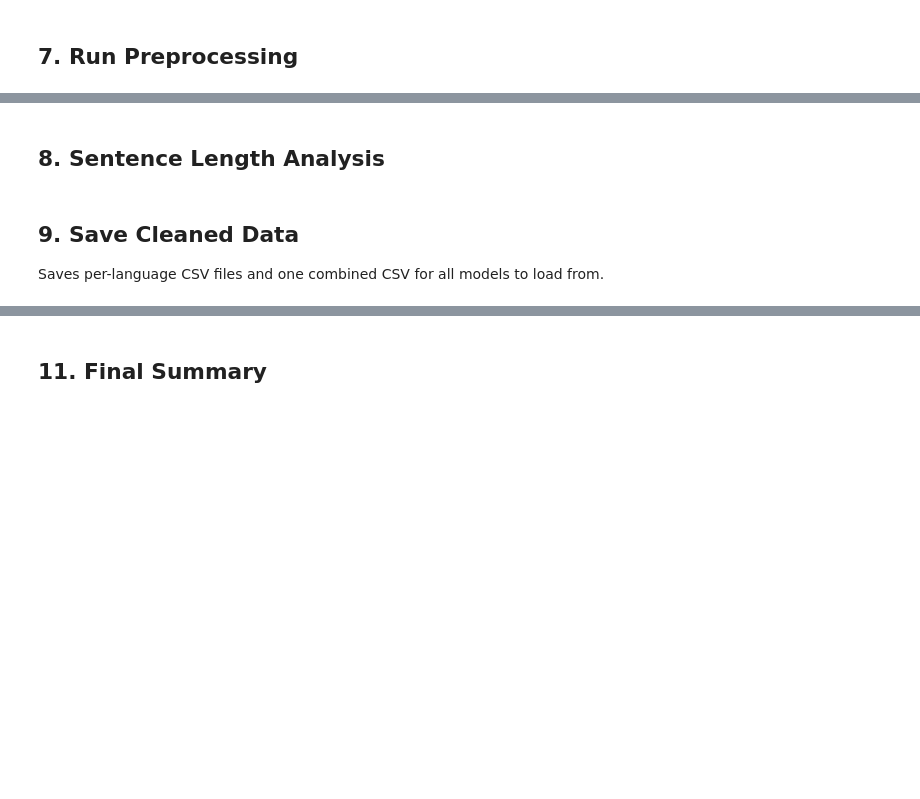
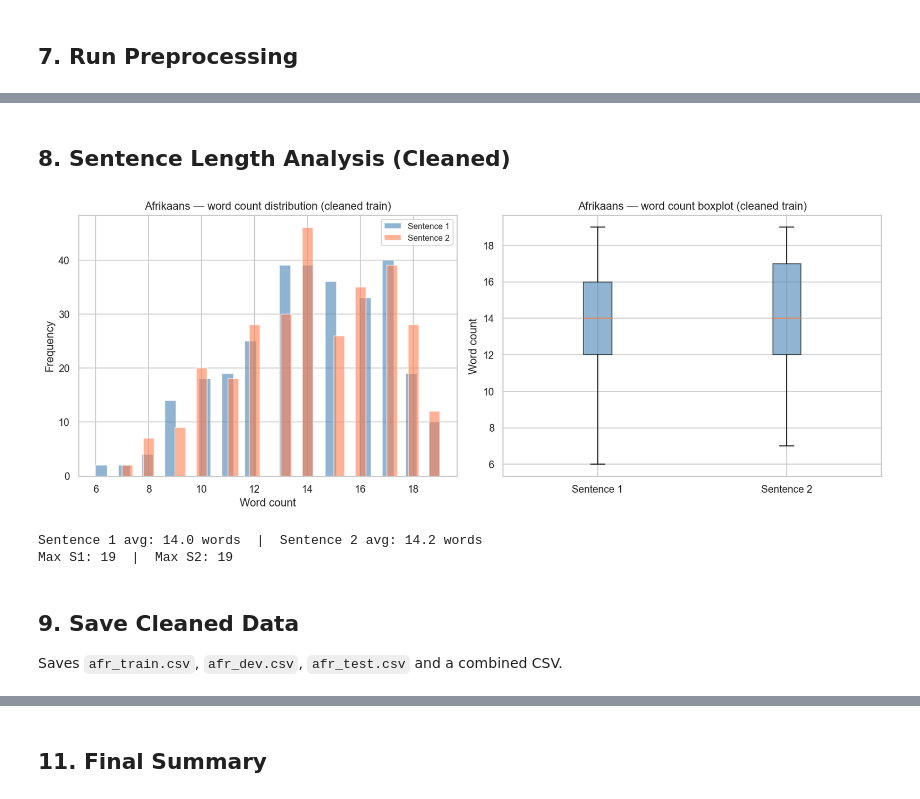
Before and after one commit to Wadalisa/COS760_Semantic_Readiness, a Jupyter notebook: notebooks/02_preprocessing.ipynb, the cells around one changed output, grey strips where cells are left out. Drawn from its saved outputs; the diff is of its cells as text; code cells hidden in the pictures; blank space fills up the shorter version.

```diff
--- a/notebooks/02_preprocessing.ipynb
+++ b/notebooks/02_preprocessing.ipynb
@@ -147,7 +162,0 @@ if 'afr' in cleaned_data and 'train' in cleaned_data['afr']:
-# %%
-for split in SPLITS:
-    if 'afr' in cleaned_data and split in cleaned_data['afr']:
-        df = cleaned_data['afr'][split]
-        filename = f'{OUTPUT_DIR}/afr_{split}.csv'
-        df.to_csv(filename, index=False)
-        print(f'Saved: {filename} ({len(df)} rows)')
@@ -206,0 +163,9 @@ print('  train, dev, test = load_all_splits()')
+# %%
+print('Descriptive statistics (raw):')
+print(f'{"Split":<8} {"Min":<8} {"Max":<8} {"Mean":<8} {"Std":<8} {"Skew"}')
+print('-' * 50)
+for split in SPLITS:
+    if 'afr' in raw_data and split in raw_data['afr']:
+        s = raw_data['afr'][split]['score']
+        print(f'{split:<8} {s.min():<8.4f} {s.max():<8.4f} '
+              f'{s.mean():<8.4f} {s.std():<8.4f} {s.skew():.4f}')
@@ -227,30 +255,42 @@ print('\nPreprocessing complete.')
 # %% [markdown]
-## 8. Sentence Length Analysis
+## 8. Sentence Length Analysis (Cleaned)
 # %%
-# Word count distribution per language (train split)
-fig, axes = plt.subplots(1, len(LANGUAGES), figsize=(15, 4))
-if len(LANGUAGES) == 1:
-    axes = [axes]
+if 'afr' in cleaned_data and 'train' in cleaned_data['afr']:
+    df = cleaned_data['afr']['train']
+    lengths_s1 = df['sentence1'].apply(lambda x: len(x.split()))
+    lengths_s2 = df['sentence2'].apply(lambda x: len(x.split()))
 
-for i, lang in enumerate(LANGUAGES):
-    if lang in cleaned_data and 'train' in cleaned_data[lang]:
-        df = cleaned_data[lang]['train']
-        lengths_s1 = df['sentence1'].apply(lambda x: len(x.split()))
-        lengths_s2 = df['sentence2'].apply(lambda x: len(x.split()))
-        axes[i].hist(lengths_s1, bins=30, alpha=0.6, label='Sentence 1', color='steelblue')
-        axes[i].hist(lengths_s2, bins=30, alpha=0.6, label='Sentence 2', color='coral')
-        axes[i].set_title(f'{LANGUAGE_NAMES[lang]} — word counts')
-        axes[i].set_xlabel('Word count')
-        axes[i].set_ylabel('Frequency')
-        axes[i].legend(fontsize=9)
-        print(f'{LANGUAGE_NAMES[lang]} — Sentence 1 avg: {lengths_s1.mean():.1f} words | Sentence 2 avg: {lengths_s2.mean():.1f} words')
+    fig, axes = plt.subplots(1, 2, figsize=(13, 5))
 
-plt.tight_layout()
-plt.savefig(f'{OUTPUT_DIR}/sentence_lengths.png', dpi=150, bbox_inches='tight')
-plt.show()
+    # Histogram
+    axes[0].hist(lengths_s1, bins=30, alpha=0.6, label='Sentence 1', color='steelblue')
+    axes[0].hist(lengths_s2, bins=30, alpha=0.6, label='Sentence 2', color='coral')
+    axes[0].set_title('Afrikaans — word count distribution (cleaned train)')
+    axes[0].set_xlabel('Word count')
+    axes[0].set_ylabel('Frequency')
+    axes[0].legend(fontsize=9)
+
+    # Boxplot
+    axes[1].boxplot([lengths_s1, lengths_s2], labels=['Sentence 1', 'Sentence 2'],
+                    patch_artist=True,
+                    boxprops=dict(facecolor='steelblue', alpha=0.6))
+    axes[1].set_title('Afrikaans — word count boxplot (cleaned train)')
+    axes[1].set_ylabel('Word count')
+
+    plt.tight_layout()
+    plt.savefig(f'{OUTPUT_DIR}/sentence_lengths.png', dpi=150, bbox_inches='tight')
+    plt.show()
+
+    print(f'Sentence 1 avg: {lengths_s1.mean():.1f} words  |  '
+          f'Sentence 2 avg: {lengths_s2.mean():.1f} words')
+    print(f'Max S1: {lengths_s1.max()}  |  Max S2: {lengths_s2.max()}')
+# %% [output]
+[figure, added]
+Sentence 1 avg: 14.0 words  |  Sentence 2 avg: 14.2 words
+Max S1: 19  |  Max S2: 19
 # %% [markdown]
 ## 9. Save Cleaned Data
-Saves per-language CSV files and one combined CSV for all models to load from.
+Saves `afr_train.csv`, `afr_dev.csv`, `afr_test.csv` and a combined CSV.
 # %%
 all_frames = []
 
```
Also changed, not shown: parts of 29 cells of this notebook, 6 other files.
